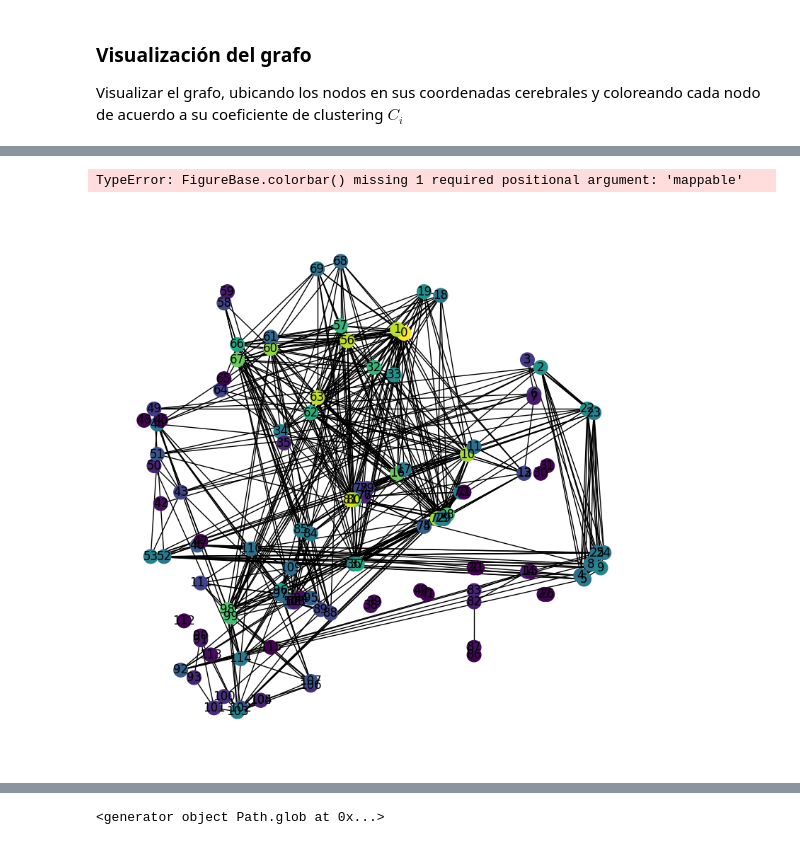
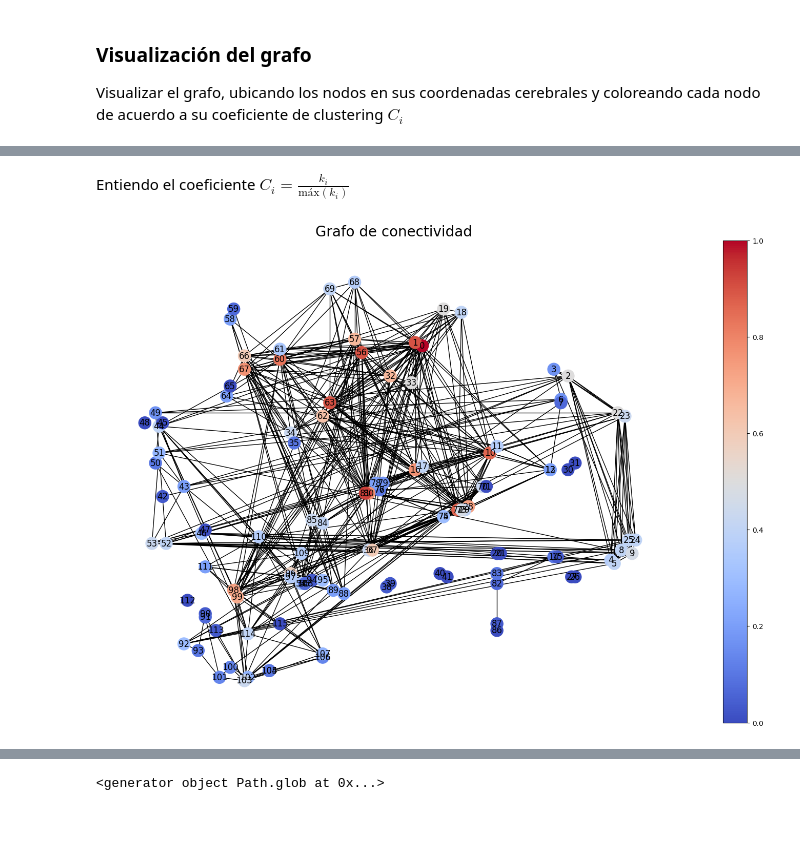
Before and after one commit to bettachini/dmcyt2023, a Jupyter notebook: clase08_grafos_into_preTP2/bettachini_preTP2.ipynb, the cells around one changed output, grey strips where cells are left out. Cells and saved outputs as stored; diff of their text form; code cells hidden in the pictures.

```diff
--- a/clase08_grafos_into_preTP2/bettachini_preTP2.ipynb
+++ b/clase08_grafos_into_preTP2/bettachini_preTP2.ipynb
@@ -72,0 +80,7 @@ Transformar dicha matriz de adyacencia pesada a una matriz de adyancia binaria $
+# %%
+# Prueba y error
+th = 0.779970
+matAdyacNoPesada = (matAdyacPesada >= th)
+n = len(matAdyacNoPesada)
+densidad = sum(sum(matAdyacNoPesada))/ (n* (n-1))
+densidad
@@ -91,9 +111,3 @@ plt.title(f'Despierto, binarizado a  {thWake}')
 plt.show()
 # %% [output]
 [figure]
-# %%
-# Prueba y error
-th = 0.779
-matAdyacNoPesada = matAdyacPesada>=th
-densidad = sum(sum(matAdyacNoPesada))/ len(matAdyacNoPesada)**2
-densidad
@@ -149,14 +149,28 @@ nx.draw(G,layout, with_labels=True, linewidths =1)
+# %% [markdown]
+Entiendo el coeficiente $C_i = \frac{k_i}{\mathrm{máx} (k_i)}$
 # %%
 degrees = G.degree() # Diccionario con ID de nodo y su grado
 nodes = G.nodes()
 n_color = np.asarray([degrees[n] for n in nodes])
 
 # Visualizar el grafo, ubicando los nodos en sus coordenadas cerebrales y coloreando cada nodo de acuerdo a su coeficiente de clustering Ci
-fig, ax = plt.subplots(figsize=(10,10))
-layout=dict(zip(range(n),np.array([RegionsNames[6].values, RegionsNames[7].values]).T))
-nx.draw(G, layout, node_color=n_color, with_labels = True, node_size = 200, cmap='viridis')
-# fig.colorbar()
-plt.show()
+fig, ax = plt.subplots(figsize=(15,10))
+fig.tight_layout()
+ax.title.set_text('Grafo de conectividad')
+ax.title.set_fontsize(20)
+
+layout = dict(zip(range(n),np.array([RegionsNames[6].values, RegionsNames[7].values]).T))
+
+max_degrees = max(n_color)
+n_color = n_color/max_degrees
+
+vmin = min(n_color)
+vmax = max(n_color)
+color_map = plt.cm.coolwarm
+nx.draw(G, layout, node_color = n_color, with_labels = True, node_size = 300,
+  cmap = color_map,
+  vmin = vmin, vmax = vmax)
+sm = plt.cm.ScalarMappable(cmap = color_map, norm = plt.Normalize(vmin = vmin, vmax = vmax))
+cbar = plt.colorbar(sm, ax=ax)
 # %% [output]
-TypeError: FigureBase.colorbar() missing 1 required positional argument: 'mappable'
-[figure, old version]
+[figure, new version]
```
Also changed, not shown: parts of 20 cells of this notebook.
